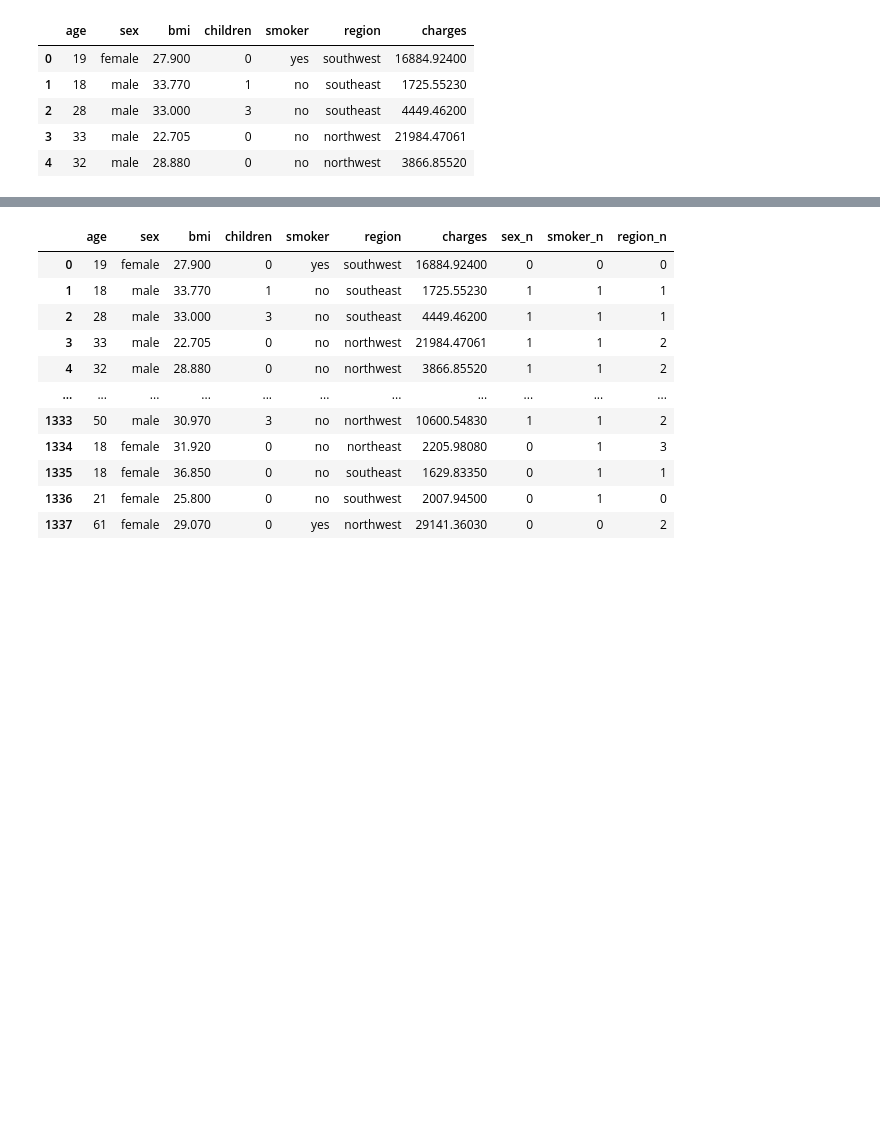
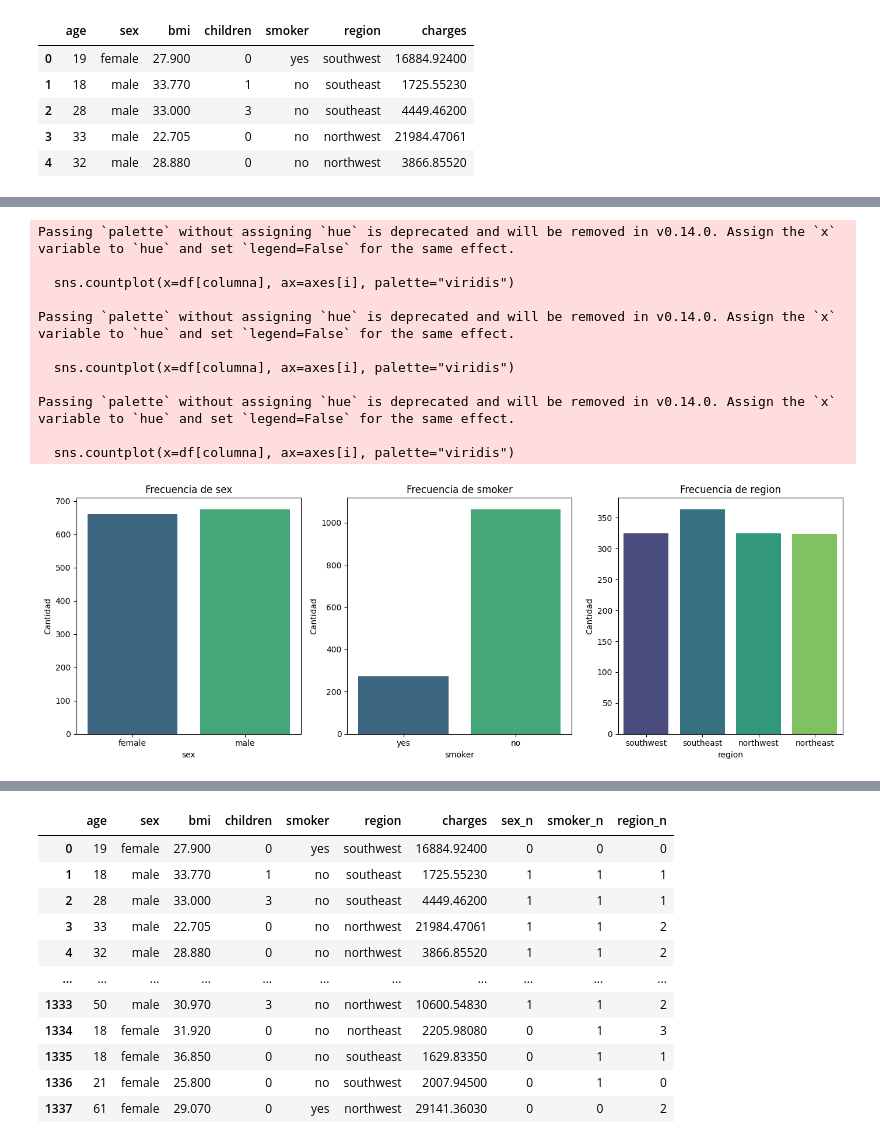
Before and after one commit to 4GeeksAcademy/Maldo1904-Tutorial_de_Proyecto_de_Regresi-n_Lineal, a Jupyter notebook: src/explore.ipynb, the cells around one changed output, grey strips where cells are left out. Saved outputs shown, nothing was run; the diff lists cells and outputs as text; code cells hidden in the pictures; blank space fills up the shorter version.

```diff
--- a/src/explore.ipynb
+++ b/src/explore.ipynb
@@ -49,2 +46,35 @@ memory usage: 73.3+ KB
 # %%
 df.to_csv('../data/raw/df_raw.csv',index=False)
+# %%
+#ANALISIS VARIABLE UNIVARIANTE
+#ANALISIS DE VARIABLES CATEGORICAS
+import matplotlib.pyplot as plt
+import seaborn as sns
+
+# Variables categóricas a analizar
+columnas_categoricas = ['sex', 'smoker', 'region']
+
+# Crear subplots para gráficos de barras
+fig, axes = plt.subplots(1, len(columnas_categoricas), figsize=(14, 5))
+
+for i, columna in enumerate(columnas_categoricas):
+    sns.countplot(x=df[columna], ax=axes[i], palette="viridis")
+    axes[i].set_title(f"Frecuencia de {columna}")
+    axes[i].set_xlabel(columna)
+    axes[i].set_ylabel("Cantidad")
+
+plt.tight_layout()
+plt.show()
+# %% [output]
+Passing `palette` without assigning `hue` is deprecated and will be removed in v0.14.0. Assign the `x` variable to `hue` and set `legend=False` for the same effect.
+
+  sns.countplot(x=df[columna], ax=axes[i], palette="viridis")
+
+Passing `palette` without assigning `hue` is deprecated and will be removed in v0.14.0. Assign the `x` variable to `hue` and set `legend=False` for the same effect.
+
+  sns.countplot(x=df[columna], ax=axes[i], palette="viridis")
+
+Passing `palette` without assigning `hue` is deprecated and will be removed in v0.14.0. Assign the `x` variable to `hue` and set `legend=False` for the same effect.
+
+  sns.countplot(x=df[columna], ax=axes[i], palette="viridis")
+[figure, added]
```
Also changed, not shown: parts of 25 cells of this notebook, 1 other file.
